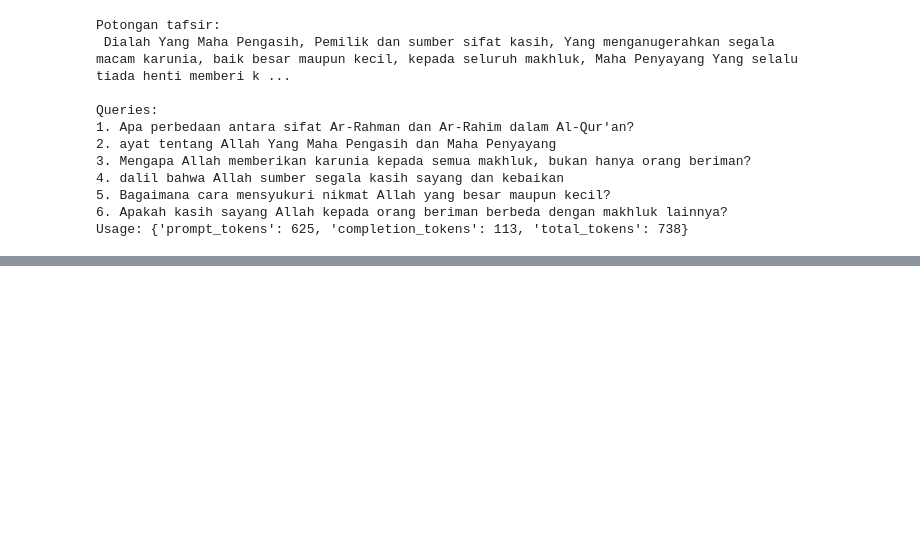
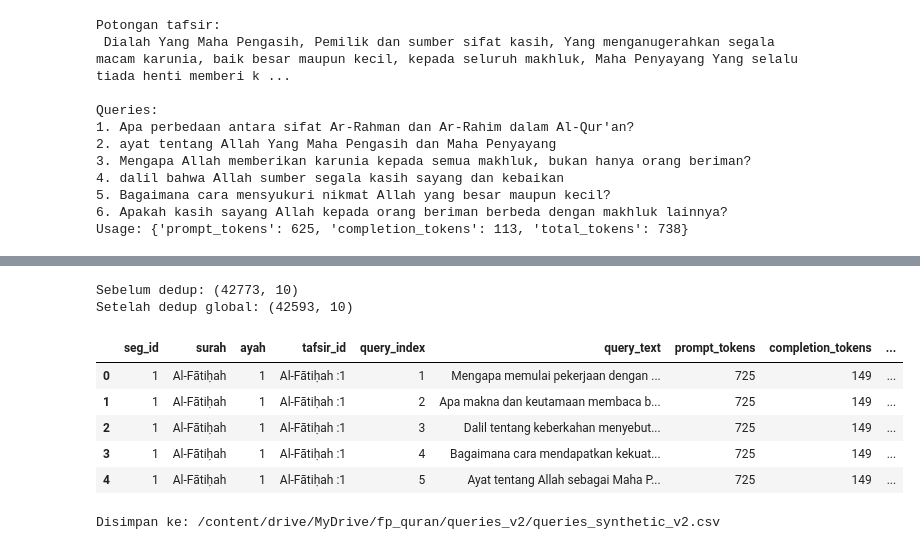
Before and after one commit to Mfarhan234/fp-quran-ir-query-tafsir, a Jupyter notebook: notebooks/02_create_query_final.ipynb, the cells around one changed output, grey strips where cells are left out. Drawn from its saved outputs; the diff is of its cells as text; code cells hidden in the pictures; blank space fills up the shorter version.

```diff
--- a/notebooks/02_create_query_final.ipynb
+++ b/notebooks/02_create_query_final.ipynb
@@ -396,0 +452,32 @@ KeyboardInterrupt:
+# %%
+# Buang baris yang tidak punya query_text
+if "query_text" not in df_all.columns:
+    raise ValueError("Kolom 'query_text' tidak ditemukan. Cek nama kolom di file part*.csv")
+
+df_all = df_all.dropna(subset=["query_text"]).copy()
+
+# Normalisasi untuk dedup (lowercase + strip)
+df_all["query_text_norm"] = df_all["query_text"].astype(str).str.lower().str.strip()
+
+print("Sebelum dedup:", df_all.shape)
+df_all = df_all.drop_duplicates(subset=["query_text_norm"]).reset_index(drop=True)
+print("Setelah dedup global:", df_all.shape)
+
+# (opsional) drop kolom bantu
+df_all = df_all.drop(columns=["query_text_norm"])
+df_all.head()
+# %% [output]
+Sebelum dedup: (42773, 10)
+Setelah dedup global: (42593, 10)
+|  | seg_id | surah | ayah | tafsir_id | query_index | query_text | prompt_tokens | completion_tokens | ... |
+| 0 | 1 | Al-Fātiḥah | 1 | Al-Fātiḥah :1 | 1 | Mengapa memulai pekerjaan dengan ... | 725 | 149 | ... |
+| 1 | 1 | Al-Fātiḥah | 1 | Al-Fātiḥah :1 | 2 | Apa makna dan keutamaan membaca b... | 725 | 149 | ... |
+| 2 | 1 | Al-Fātiḥah | 1 | Al-Fātiḥah :1 | 3 | Dalil tentang keberkahan menyebut... | 725 | 149 | ... |
+| 3 | 1 | Al-Fātiḥah | 1 | Al-Fātiḥah :1 | 4 | Bagaimana cara mendapatkan kekuat... | 725 | 149 | ... |
+| 4 | 1 | Al-Fātiḥah | 1 | Al-Fātiḥah :1 | 5 | Ayat tentang Allah sebagai Maha P... | 725 | 149 | ... |
+# %%
+OUT_PATH = os.path.join(FOLDER, "queries_synthetic_v2.csv")
+df_all.to_csv(OUT_PATH, index=False)
+print("Disimpan ke:", OUT_PATH)
+# %% [output]
+Disimpan ke: /content/drive/MyDrive/fp_quran/queries_v2/queries_synthetic_v2.csv
```
Also changed, not shown: parts of 3 cells of this notebook, 33 other files.
